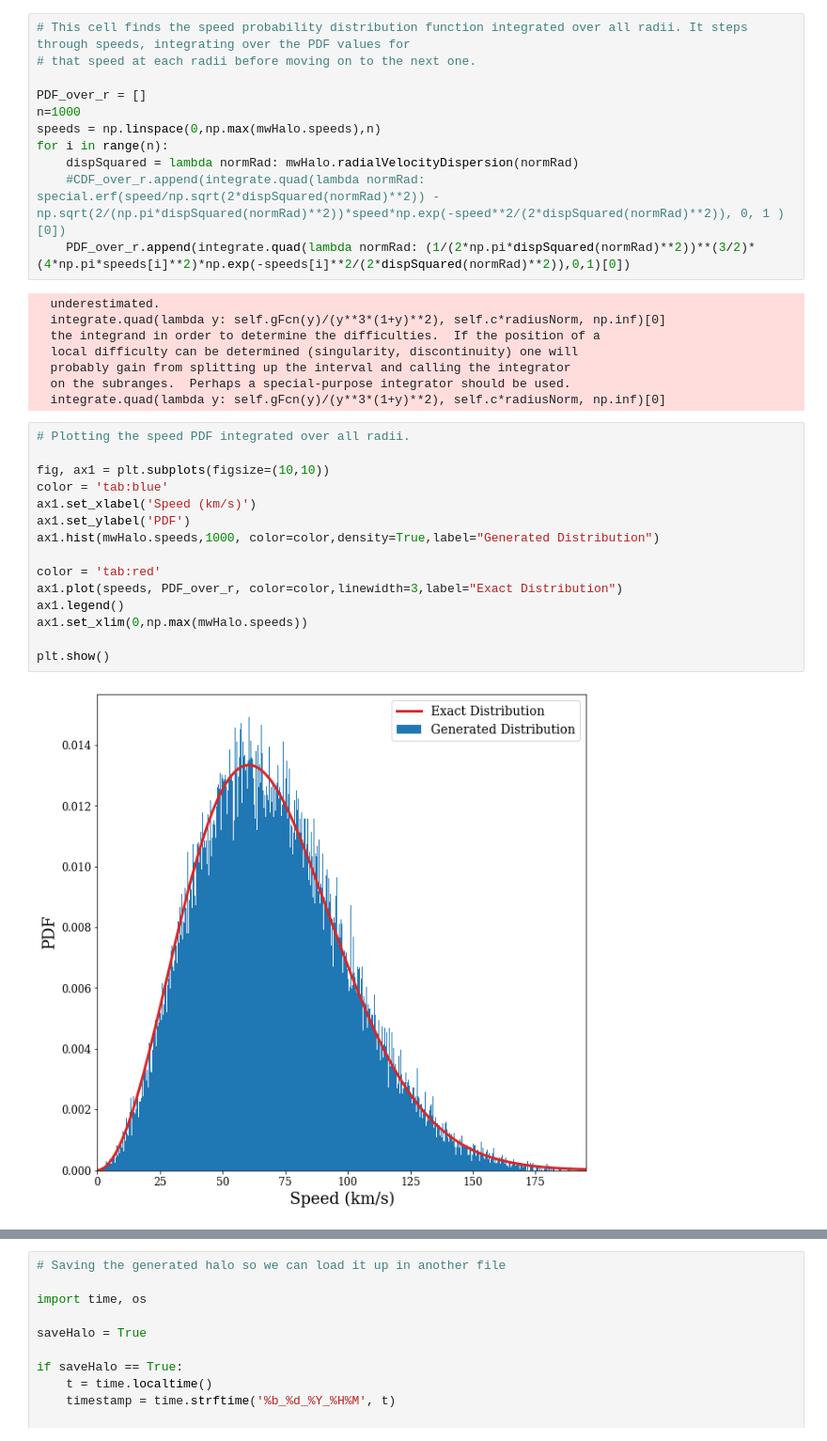
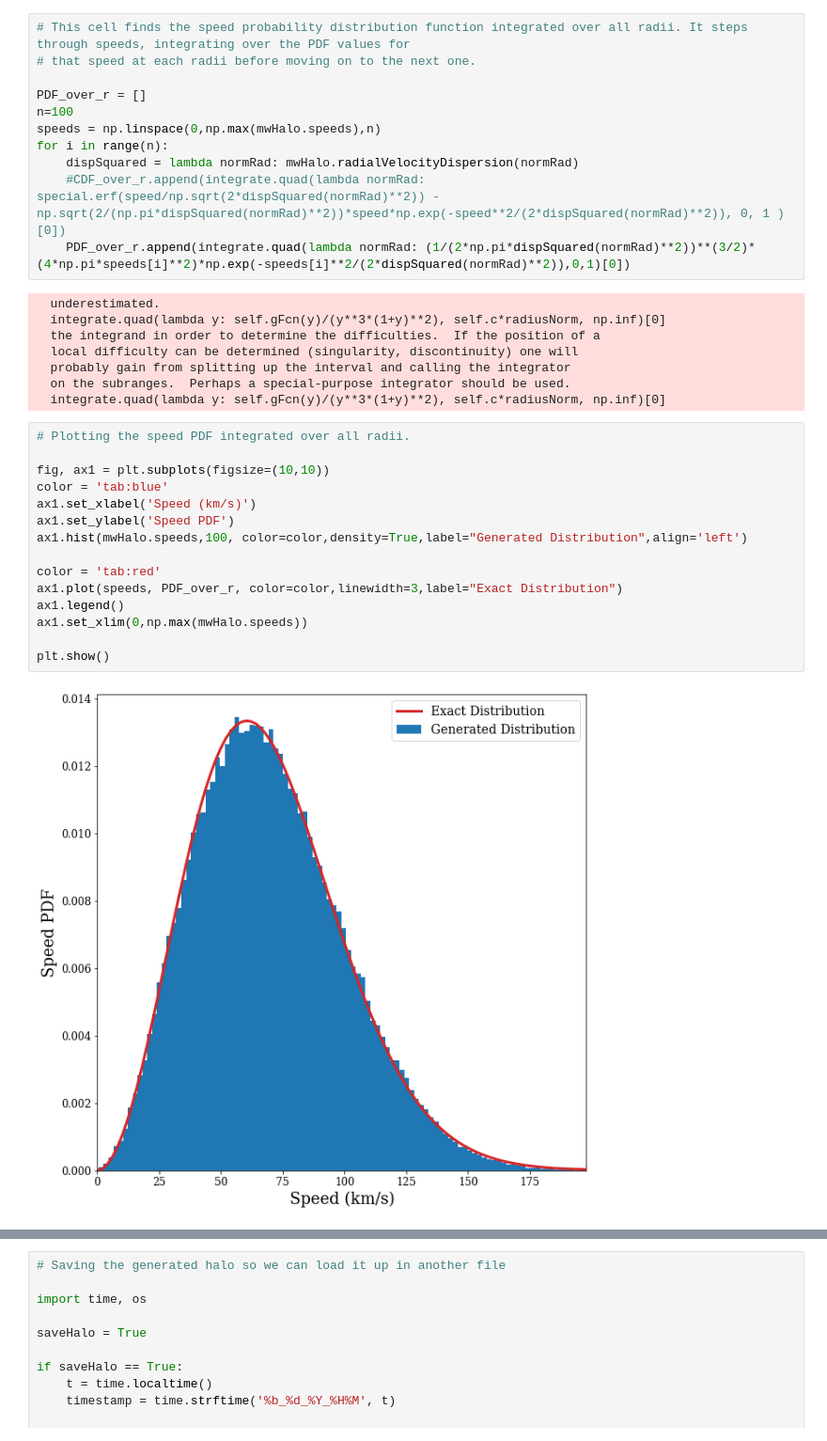
Before and after one commit to EricPutney/nfwHalo, a Jupyter notebook: NFW_MockDataGenerator.ipynb, the cells around one changed output, grey strips where cells are left out. Shown at 94% size. Drawn from its saved outputs; the diff is of its cells as text.

```diff
--- a/NFW_MockDataGenerator.ipynb
+++ b/NFW_MockDataGenerator.ipynb
@@ -449,7 +499,7 @@ Text(0.5, 0, 'Vz (km/s)')
 # that speed at each radii before moving on to the next one.
 
 PDF_over_r = []
-n=1000
+n=100
 speeds = np.linspace(0,np.max(mwHalo.speeds),n)
 for i in range(n):
     dispSquared = lambda normRad: mwHalo.radialVelocityDispersion(normRad)
@@ -466,20 +516,20 @@ for i in range(n):
 # %%
 # Plotting the speed PDF integrated over all radii.
 
 fig, ax1 = plt.subplots(figsize=(10,10))
 color = 'tab:blue'
 ax1.set_xlabel('Speed (km/s)')
-ax1.set_ylabel('PDF')
-ax1.hist(mwHalo.speeds,1000, color=color,density=True,label="Generated Distribution")
+ax1.set_ylabel('Speed PDF')
+ax1.hist(mwHalo.speeds,100, color=color,density=True,label="Generated Distribution",align='left')
 
 color = 'tab:red'
 ax1.plot(speeds, PDF_over_r, color=color,linewidth=3,label="Exact Distribution")
 ax1.legend()
 ax1.set_xlim(0,np.max(mwHalo.speeds))
 
 plt.show()
 # %% [output]
-[figure, old version]
+[figure, new version]
 # %%
 ### Looking at a 2D histogram of speed and radius:
 fig = plt.figure(figsize=(5, 5), dpi= 120)
```
Also changed, not shown: parts of 13 cells of this notebook, 3 other files.
